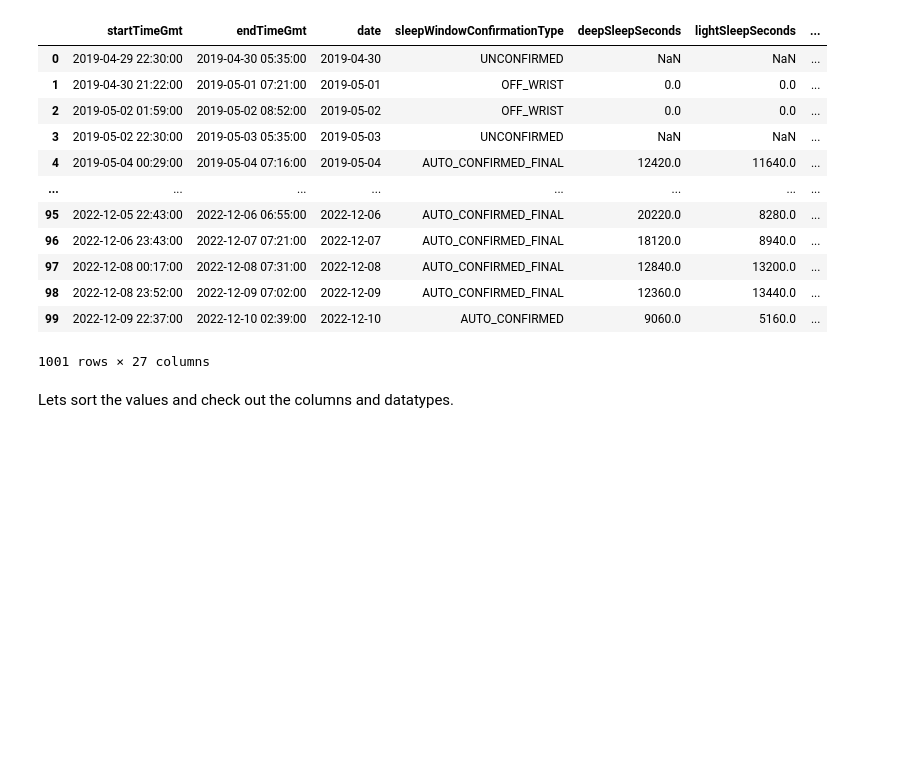
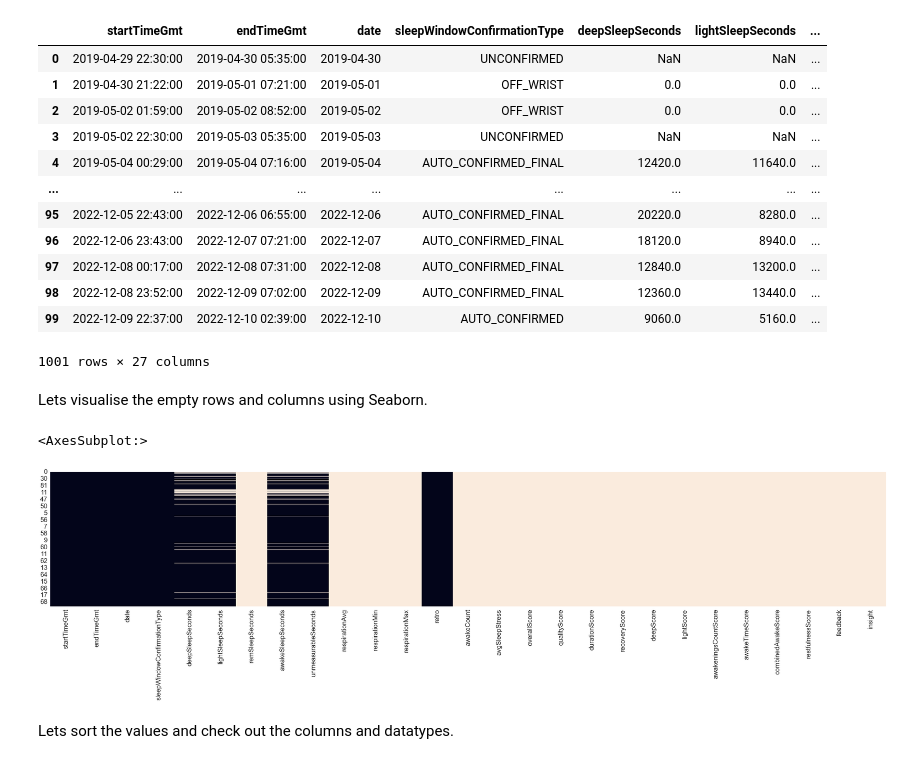
Before and after one commit to ferhat00/garmin_sleep_analysis, a Jupyter notebook: sleep_garmin.ipynb, the cells around one changed output. Drawn from its saved outputs; the diff is of its cells as text; code cells hidden in the pictures; blank space fills up the shorter version.

```diff
--- a/sleep_garmin.ipynb
+++ b/sleep_garmin.ipynb
@@ -118,6 +123,13 @@ df_all
 | 98 | 2022-12-08 23:52:00 | 2022-12-09 07:02:00 | 2022-12-09 | AUTO_CONFIRMED_FINAL | 12360.0 | 13440.0 | ... |
 | 99 | 2022-12-09 22:37:00 | 2022-12-10 02:39:00 | 2022-12-10 | AUTO_CONFIRMED | 9060.0 | 5160.0 | ... |
 1001 rows × 27 columns
+# %% [markdown]
+Lets visualise the empty rows and columns using Seaborn.
+# %%
+sns.heatmap(df_all.isnull(), cbar=False)
+# %% [output]
+<AxesSubplot:>
+[figure, added]
 # %% [markdown]
 Lets sort the values and check out the columns and datatypes.
 # %%
```
Also changed, not shown: parts of 10 cells of this notebook.
